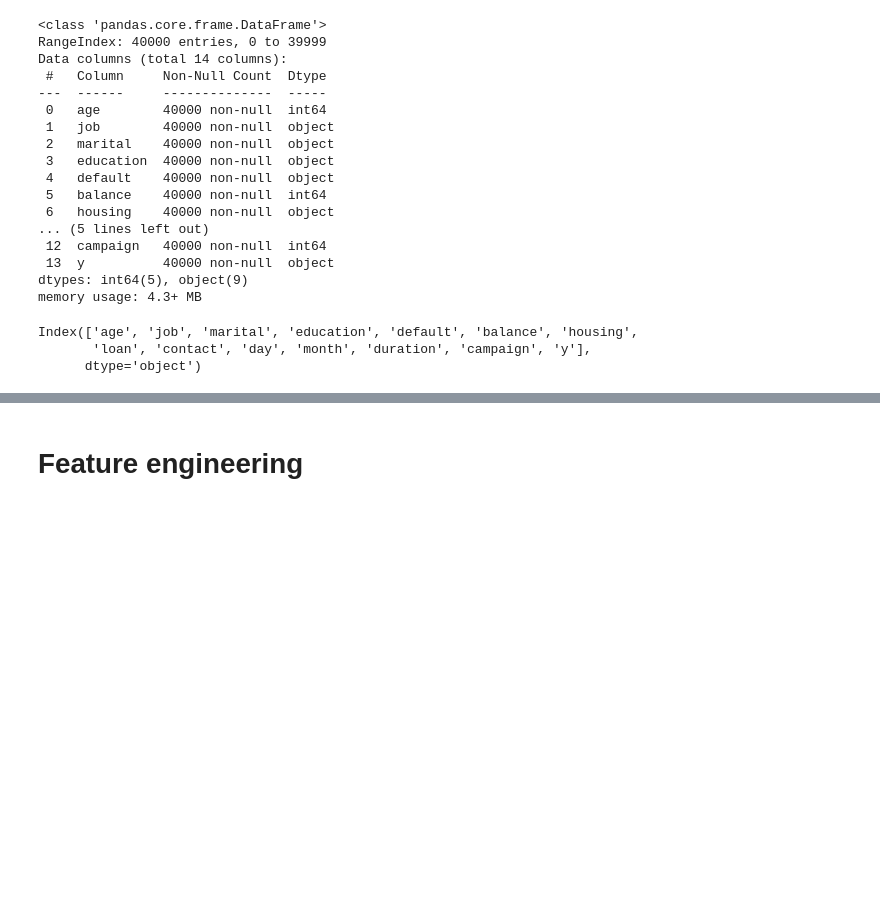
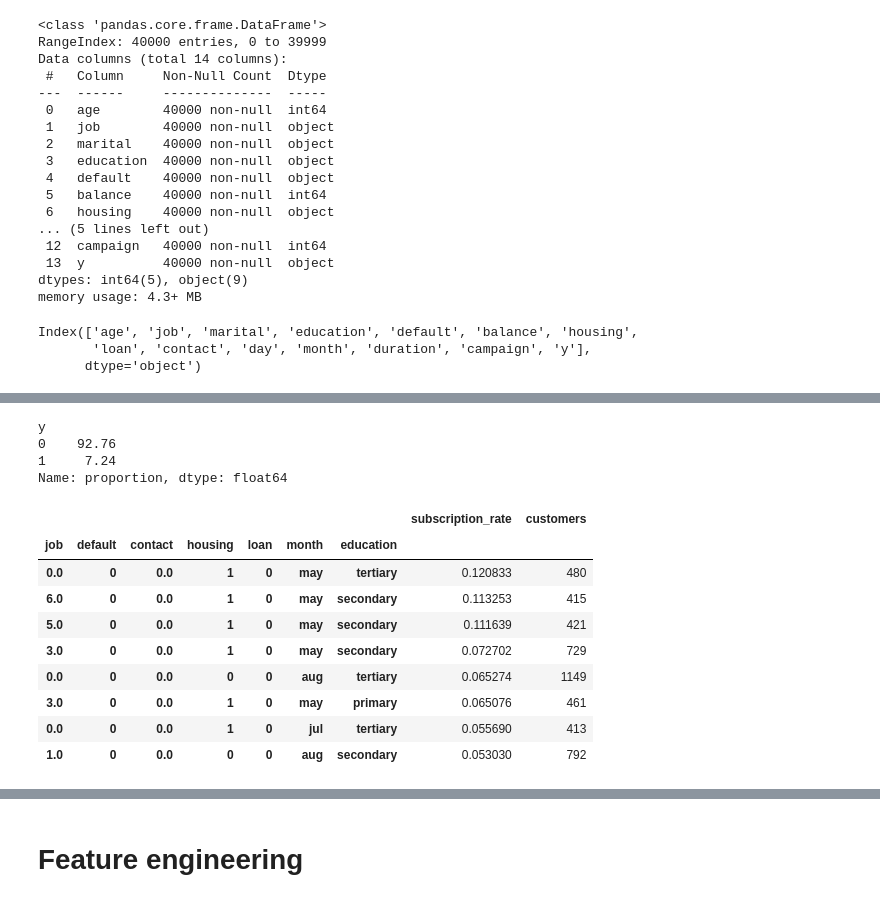
Before and after one commit to safwt-data/KeueOy0HlnKVjbzG, a Jupyter notebook: notebooks/credit_classification.ipynb, the cells around one changed output, grey strips where cells are left out. Cells and saved outputs as stored; diff of their text form; code cells hidden in the pictures; blank space fills up the shorter version.

```diff
--- a/notebooks/credit_classification.ipynb
+++ b/notebooks/credit_classification.ipynb
@@ -71,0 +78,32 @@ Index(['age', 'job', 'marital', 'education', 'default', 'balance', 'housing',
+# %%
+df['y'].value_counts(normalize=True) *100
+# %% [output]
+y
+0    92.76
+1     7.24
+Name: proportion, dtype: float64
+# %%
+segments = df.groupby(
+    ["job", "default", "contact", "housing", "loan", "month", "education"]
+)["y"].agg(
+    subscription_rate="mean",
+    customers="count"
+)
+
+segments = segments[segments["customers"] >= 400]
+
+segments.sort_values(
+    by="subscription_rate",
+    ascending=False
+).head(30)
+# %% [output]
+|  |  |  |  |  |  |  | subscription_rate | customers |
+| job | default | contact | housing | loan | month | education |  |  |
+| 0.0 | 0 | 0.0 | 1 | 0 | may | tertiary | 0.120833 | 480 |
+| 6.0 | 0 | 0.0 | 1 | 0 | may | secondary | 0.113253 | 415 |
+| 5.0 | 0 | 0.0 | 1 | 0 | may | secondary | 0.111639 | 421 |
+| 3.0 | 0 | 0.0 | 1 | 0 | may | secondary | 0.072702 | 729 |
+| 0.0 | 0 | 0.0 | 0 | 0 | aug | tertiary | 0.065274 | 1149 |
+| 3.0 | 0 | 0.0 | 1 | 0 | may | primary | 0.065076 | 461 |
+| 0.0 | 0 | 0.0 | 1 | 0 | jul | tertiary | 0.055690 | 413 |
+| 1.0 | 0 | 0.0 | 0 | 0 | aug | secondary | 0.053030 | 792 |
```
Also changed, not shown: parts of 3 cells of this notebook.
